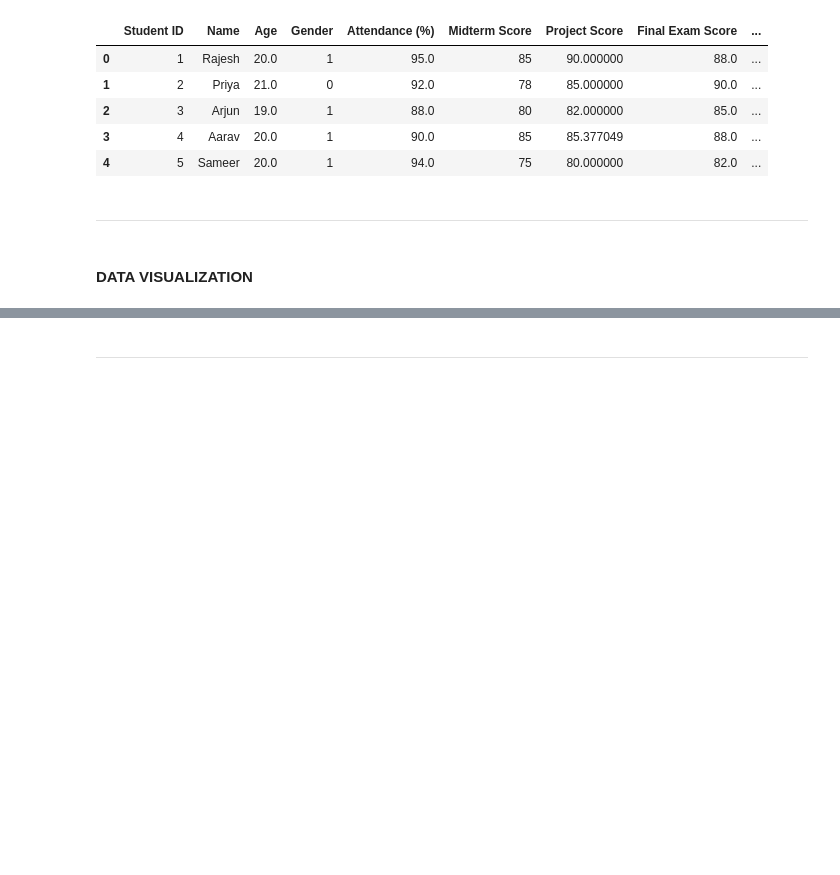
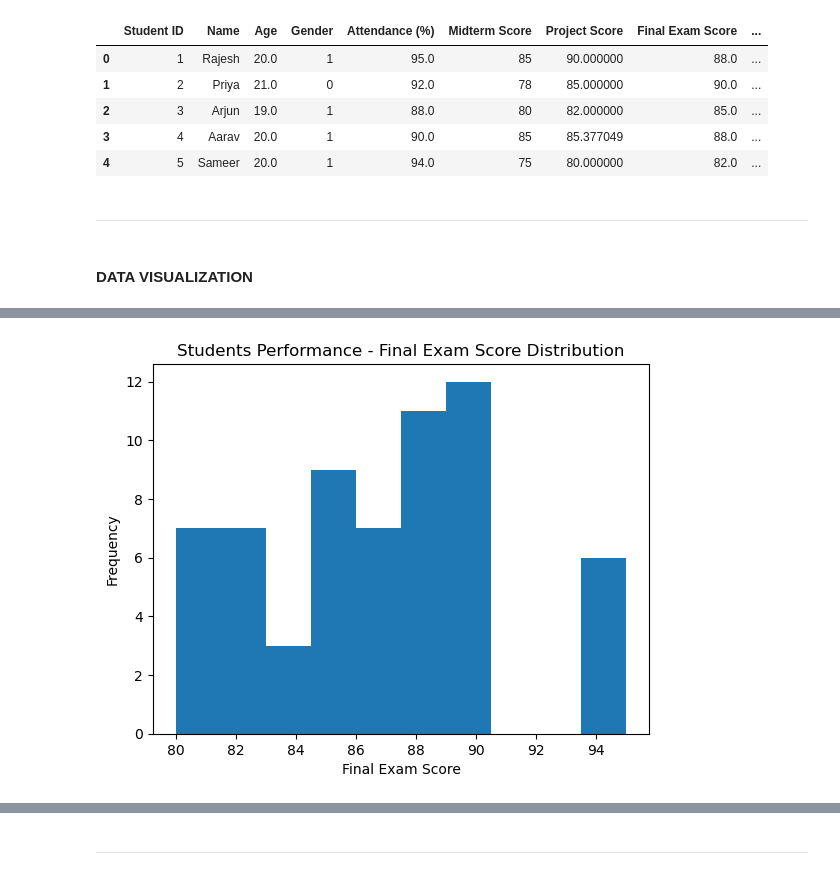
Before and after one commit to amenhasfaw/DPFE_Capstone_Project, a Jupyter notebook: Analysis.ipynb, the cells around one changed output, grey strips where cells are left out. Saved outputs shown, nothing was run; the diff lists cells and outputs as text; code cells hidden in the pictures; blank space fills up the shorter version.

```diff
--- a/Analysis.ipynb
+++ b/Analysis.ipynb
@@ -178,3 +184,9 @@ df.to_csv('encoded_dataset.csv', index=False)
 ---
 # %% [markdown]
 #### DATA VISUALIZATION
+# %%
+import matplotlib.pyplot as plt
+
+# Importing Cleaned and Encoded dataset
+df = pd.read_csv('encoded_dataset.csv')
+df.head()
@@ -180,0 +200,9 @@ df.to_csv('encoded_dataset.csv', index=False)
+# %%
+# Histogram of Final Exam Score
+plt.hist(df['Final Exam Score'], bins=10)
+plt.xlabel('Final Exam Score')
+plt.ylabel('Frequency')
+plt.title('Students Performance - Final Exam Score Distribution')
+plt.show()
+# %% [output]
+[figure, added]
```
Also changed, not shown: parts of 12 cells of this notebook, 1 other file.
